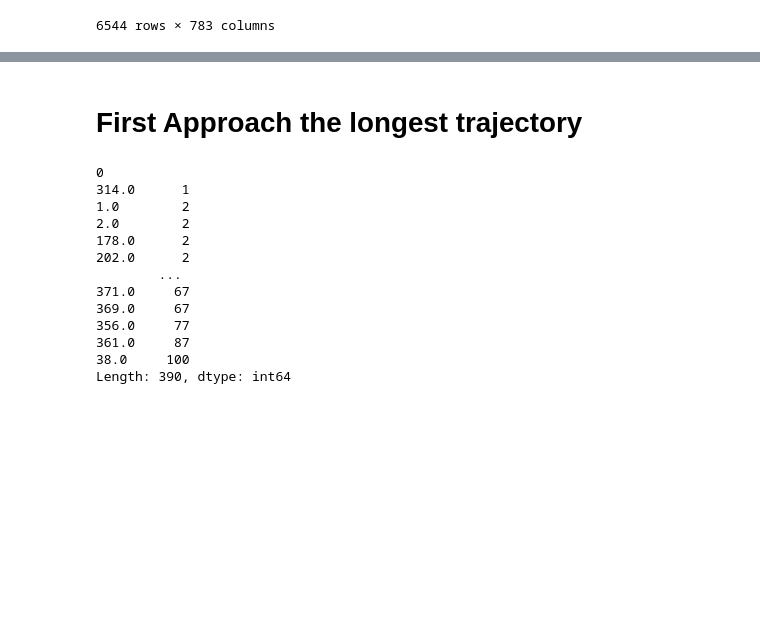
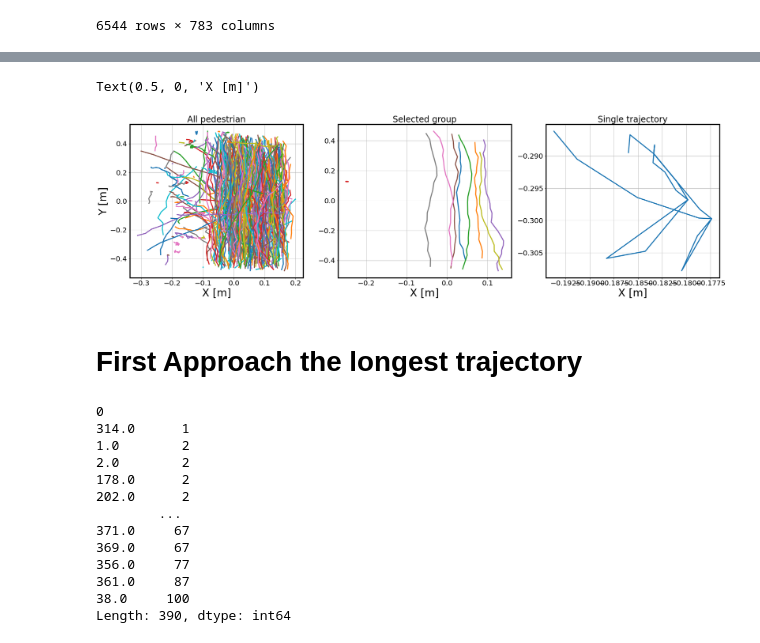
Before and after one commit to bgolshaei/Data_Science, a Jupyter notebook: Project.ipynb, the cells around one changed output, grey strips where cells are left out. Cells and saved outputs as stored; diff of their text form; code cells hidden in the pictures; blank space fills up the shorter version.

```diff
--- a/Project.ipynb
+++ b/Project.ipynb
@@ -92,3 +92,30 @@ plt.rcParams.update({'font.size': 20})
+# %%
+selected_data=[376,377,380,381,382,384,385,387,388]
+
+fig, axs = plt.subplots(nrows=1, ncols=3, figsize=(30, 8))
+ax = axs[0]
+
+for i in df.T.groupby(0).groups.keys():
+   ax.plot(df.T.groupby(0).get_group(i)[1],df.T.groupby(0).get_group(i)[2],lw=3)
+ax.grid()
+ax.set_title("All pedestrian")
+ax.set_xlabel("X [m]",fontsize=30)
+ax.set_ylabel("Y [m]",fontsize=30)
+ax = axs[1]
+for i in selected_data:
+   ax.plot(df.T.groupby(0).get_group(i)[1],df.T.groupby(0).get_group(i)[2],label=str(i),lw=3)
+ax.grid()
+ax.set_title("Selected group")
+ax.set_xlabel("X [m]",fontsize=30)
+
+ax = axs[2]
+ax.plot(df.T.groupby(0).get_group(38)[1],df.T.groupby(0).get_group(38)[2],lw=3)
+ax.grid()
+ax.set_title("Single trajectory")
+ax.set_xlabel("X [m]",fontsize=30)
+# %% [output]
+Text(0.5, 0, 'X [m]')
+[figure, added]
 # %% [markdown]
 # First Approach the longest trajectory
 # %%
```
Also changed, not shown: parts of 43 cells of this notebook.
